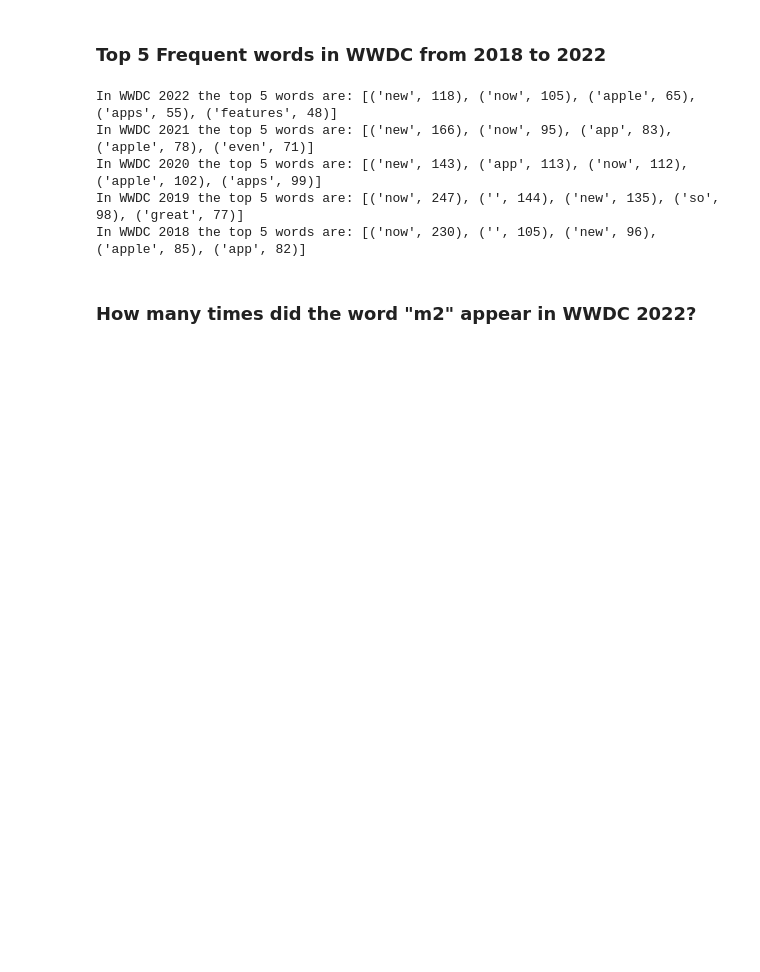
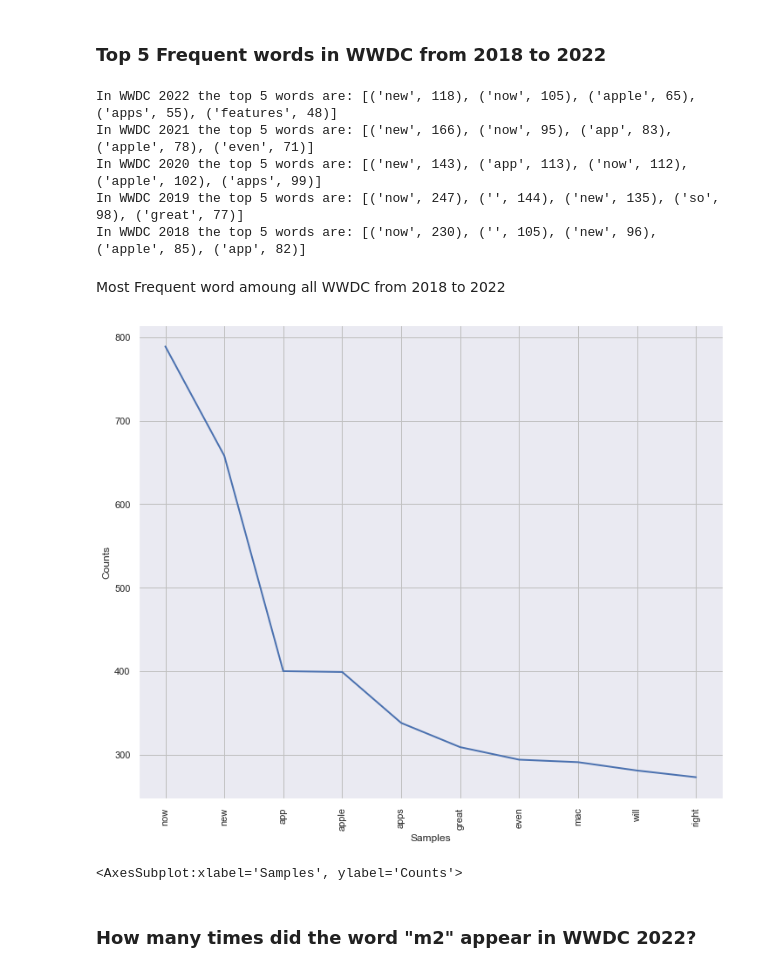
Before and after one commit to andy3278/Apple-WWDC, a Jupyter notebook: NLP.ipynb, the cells around one changed output. Saved outputs shown, nothing was run; the diff lists cells and outputs as text; code cells hidden in the pictures; blank space fills up the shorter version.

```diff
--- a/NLP.ipynb
+++ b/NLP.ipynb
@@ -253,6 +253,17 @@ In WWDC 2021 the top 5 words are: [('new', 166), ('now', 95), ('app', 83), ('app
 In WWDC 2020 the top 5 words are: [('new', 143), ('app', 113), ('now', 112), ('apple', 102), ('apps', 99)]
 In WWDC 2019 the top 5 words are: [('now', 247), ('', 144), ('new', 135), ('so', 98), ('great', 77)]
 In WWDC 2018 the top 5 words are: [('now', 230), ('', 105), ('new', 96), ('apple', 85), ('app', 82)]
+# %% [markdown]
+Most Frequent word amoung all WWDC from 2018 to 2022
+# %%
+all_one_word = one_word_list[0]+one_word_list[1]+one_word_list[2]+one_word_list[3]+one_word_list[4]
+sns.set(rc={'figure.figsize':(12,10)})
+sns.set_style( 'darkgrid')
+nlp_words = nltk.FreqDist(all_one_word)
+nlp_words.plot(10)
+# %% [output]
+[figure, added]
+<AxesSubplot:xlabel='Samples', ylabel='Counts'>
 # %% [markdown]
 ### How many times did the word "m2" appear in WWDC 2022?
 # %%
```
Also changed, not shown: parts of 2 cells of this notebook.
